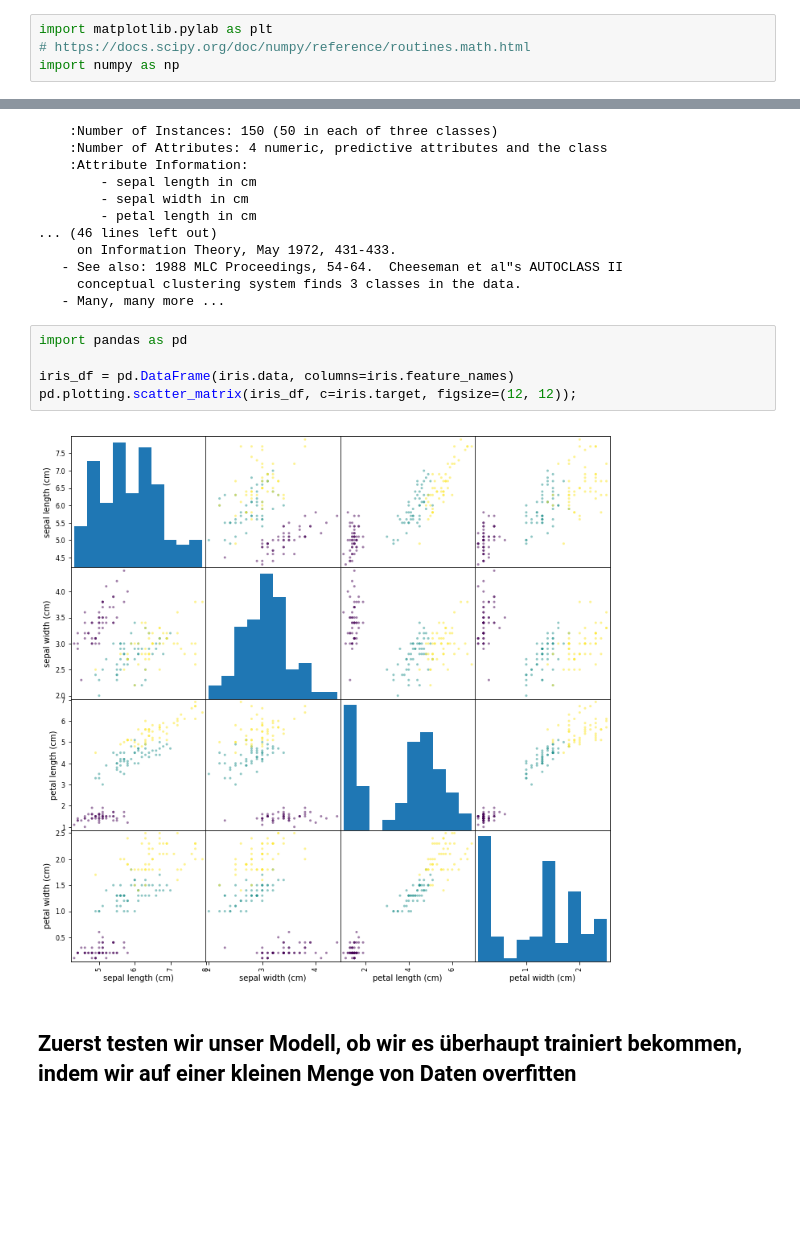
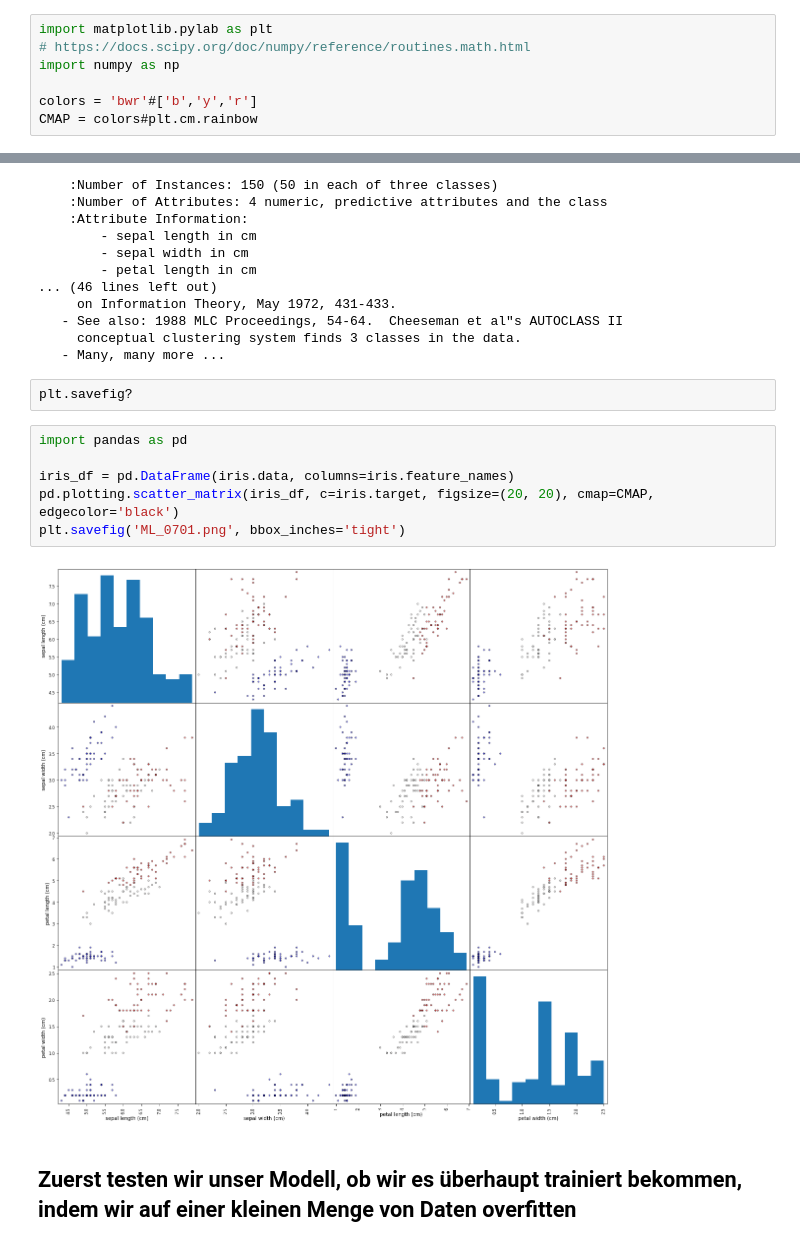
Before and after one commit to DJCordhose/speed-limit-signs, a Jupyter notebook: notebooks/NN-Iris.ipynb, the cells around one changed output, grey strips where cells are left out. Drawn from its saved outputs; the diff is of its cells as text; blank space fills up the shorter version.

```diff
--- a/notebooks/NN-Iris.ipynb
+++ b/notebooks/NN-Iris.ipynb
@@ -10,6 +10,9 @@ Populating the interactive namespace from numpy and matplotlib
 import matplotlib.pylab as plt
 # https://docs.scipy.org/doc/numpy/reference/routines.math.html
 import numpy as np
+
+colors = 'bwr'#['b','y','r']
+CMAP = colors#plt.cm.rainbow
 # %%
 from distutils.version import StrictVersion
 # %%
@@ -61,13 +72,16 @@ Data Set Characteristics:
    - See also: 1988 MLC Proceedings, 54-64.  Cheeseman et al"s AUTOCLASS II
      conceptual clustering system finds 3 classes in the data.
    - Many, many more ...
+# %%
+plt.savefig?
 # %%
 import pandas as pd
 
 iris_df = pd.DataFrame(iris.data, columns=iris.feature_names)
-pd.plotting.scatter_matrix(iris_df, c=iris.target, figsize=(12, 12));
+pd.plotting.scatter_matrix(iris_df, c=iris.target, figsize=(20, 20), cmap=CMAP, edgecolor='black')
+plt.savefig('ML_0701.png', bbox_inches='tight')
 # %% [output]
-[figure, old version]
+[figure, new version]
 # %% [markdown]
 ## Zuerst testen wir unser Modell, ob wir es überhaupt trainiert bekommen, indem wir auf einer kleinen Menge von Daten overfitten
 # %%
```
Also changed, not shown: parts of 30 cells of this notebook, 2 other files.
